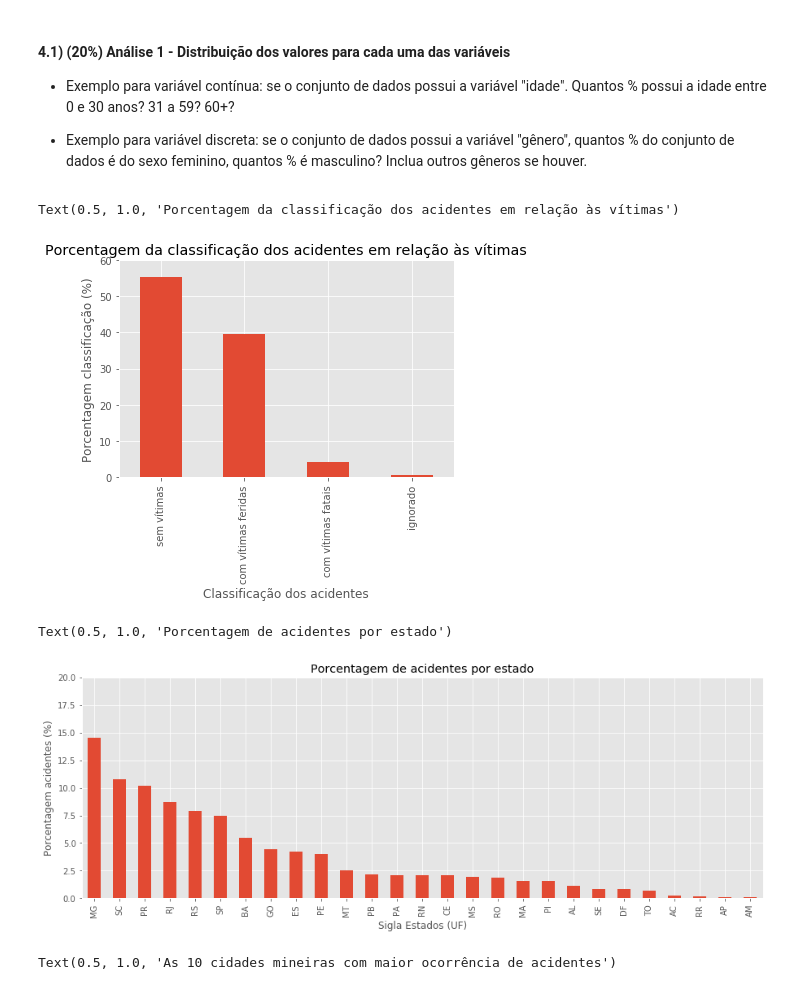
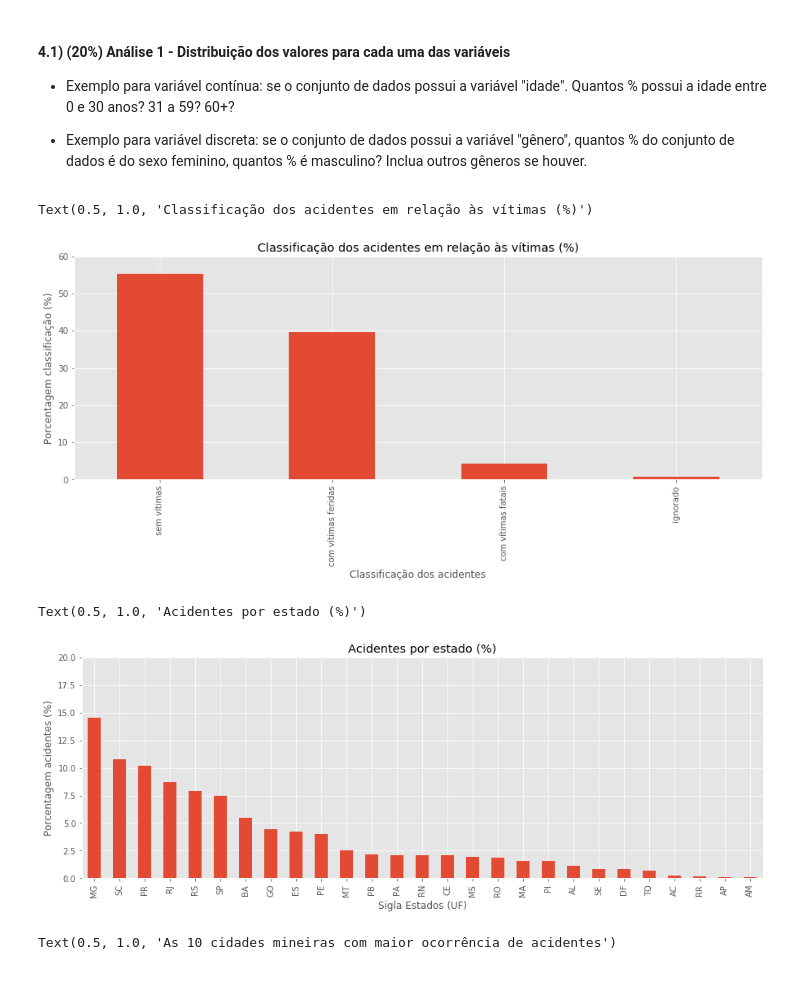
Before and after one commit to LilianeAquino/aed_projeto_1, a Jupyter notebook: template.ipynb, the cells around one changed output. Cells and saved outputs as stored; diff of their text form; code cells hidden in the pictures.

```diff
--- a/template.ipynb
+++ b/template.ipynb
@@ -197,15 +199,15 @@ array([2007, 2008, 2009, 2010, 2011, 2012, 2013, 2014, 2015, 2016, 2017,
 # %%
 round((pd.value_counts(df_2007_2018['classificacao_acidente']) *100) / len(df_2007_2018), 2) .plot.bar()
 
 plt.rcParams['figure.figsize'] = [15, 5]
 plt.ylim(0, 60)
 
 plt.ylabel('Porcentagem classificação (%)')
 plt.xlabel('Classificação dos acidentes')
-plt.title('Porcentagem da classificação dos acidentes em relação às vítimas')
+plt.title('Classificação dos acidentes em relação às vítimas (%)')
 # %% [output]
-Text(0.5, 1.0, 'Porcentagem da classificação dos acidentes em relação às vítimas')
+Text(0.5, 1.0, 'Classificação dos acidentes em relação às vítimas (%)')
-[figure, old version]
+[figure, new version]
 # %%
 round((pd.value_counts(df_2007_2018['uf']) * 100) / len(df_2007_2018), 2).plot.bar()
 
@@ -214,10 +216,10 @@ plt.ylim(0, 20)
 
 plt.ylabel('Porcentagem acidentes (%)')
 plt.xlabel('Sigla Estados (UF)')
-plt.title('Porcentagem de acidentes por estado')
+plt.title('Acidentes por estado (%)')
 # %% [output]
-Text(0.5, 1.0, 'Porcentagem de acidentes por estado')
+Text(0.5, 1.0, 'Acidentes por estado (%)')
-[figure, old version]
+[figure, new version]
 # %%
 municipios = df_2007_2018[df_2007_2018['uf'] == 'MG']
 pd.value_counts(municipios['municipio']).sort_values(ascending=False).head(10).plot.bar()
```
Also changed, not shown: parts of 6 cells of this notebook.
